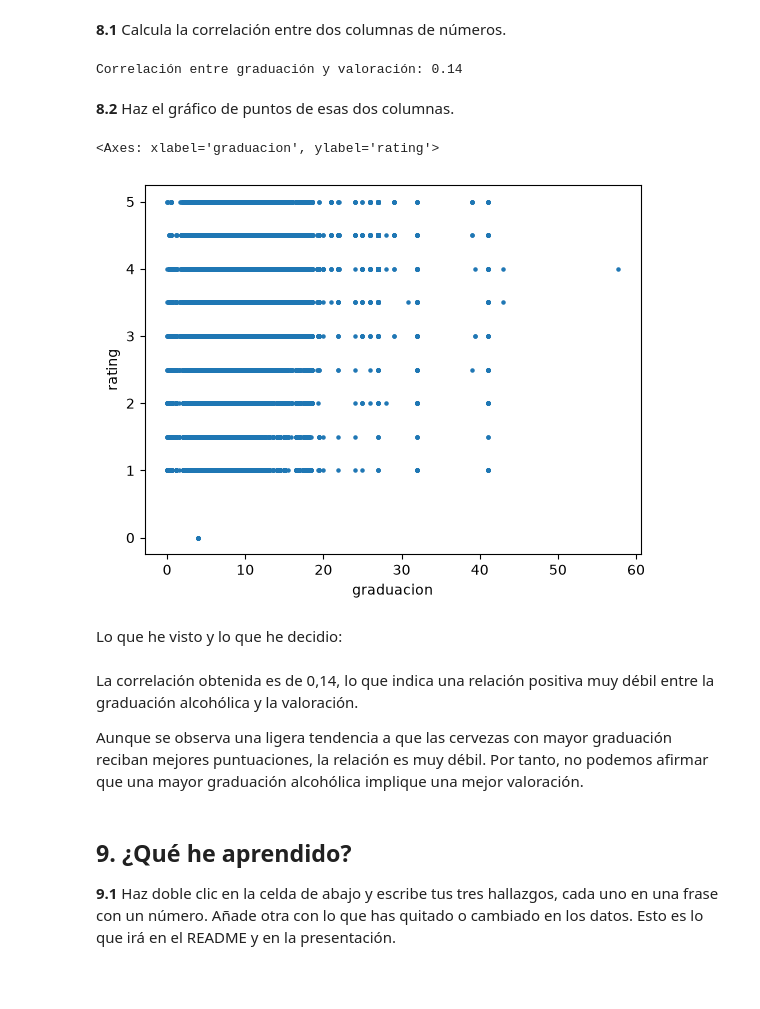
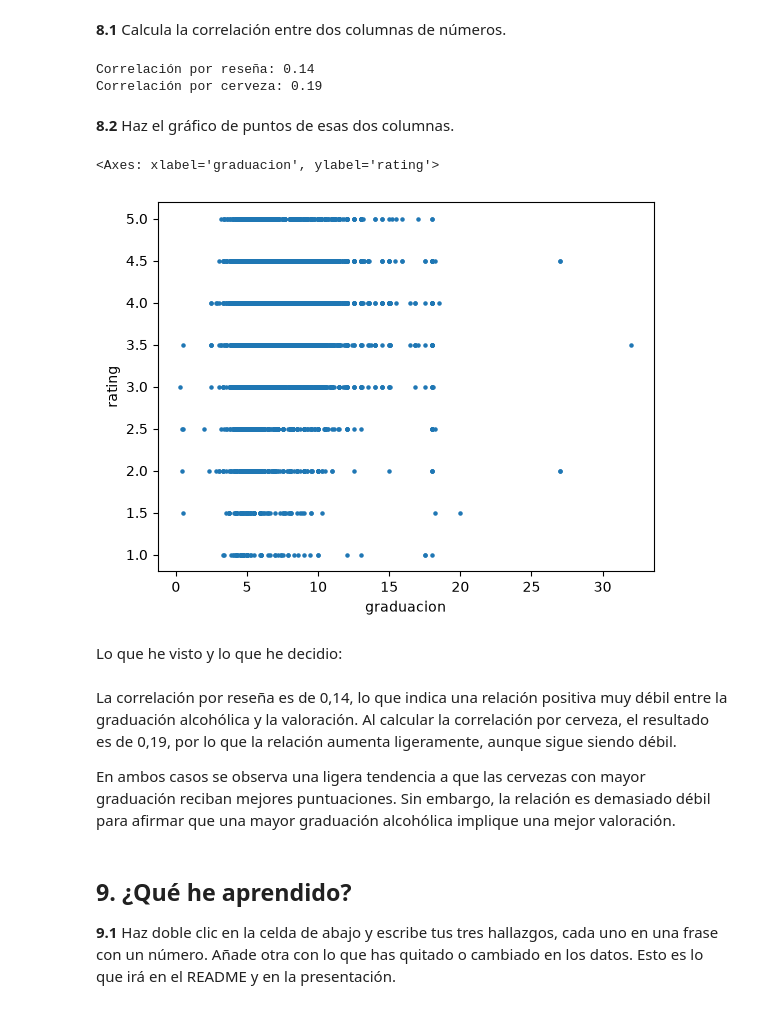
Before and after one commit to eripinor/proyecto_m1, a Jupyter notebook: eda.ipynb, the cells around one changed output. Drawn from its saved outputs; the diff is of its cells as text; code cells hidden in the pictures; blank space fills up the shorter version.

```diff
--- a/eda.ipynb
+++ b/eda.ipynb
@@ -152,9 +158,10 @@ dtype: float64
 **2.3** Decide qué haces con cada columna que tenga huecos: quitar la columna, quitar esas filas o rellenarlos. Hazlo.
 # %%
 # Eliminamos las filas que no tienen información sobre la graduación alcohólica, porque es una variable necesaria para el análisis.
-
+# Conservamos las 15 filas sin cervecería y las identificamos como "Desconocida".
 
 cervezas = cervezas.dropna(subset=["graduacion"])
+cervezas["cerveceria"] = cervezas["cerveceria"].fillna("Desconocida")
 cervezas.shape
 # %% [output]
 (1518829, 5)
@@ -514,26 +521,38 @@ Comprueba si dos columnas de números tienen relación, es decir, si existe algu
 # %% [markdown]
 **8.1** Calcula la correlación entre dos columnas de números.
 # %%
-# Calculamos la correlación entre la graduación alcohólica y la valoración general.
-print("Correlación entre graduación y valoración:", round(cervezas["graduacion"].corr(cervezas["rating"]), 2))
+# Calculamos la correlación entre la graduación alcohólica y la valoración general por reseña.
+correlacion_resenas = cervezas["graduacion"].corr(cervezas["rating"])
+print("Correlación por reseña:", round(correlacion_resenas, 2))
 
-# El resultado indica que existe una correlación positiva muy débil.
+# Calculamos la valoración media de cada cerveza.
+cervezas_medias = cervezas.groupby(
+    ["cerveceria", "cerveza", "estilo_cerveza", "graduacion"]
+)["rating"].mean().reset_index()
+
+# Calculamos la correlación por cerveza.
+correlacion_cervezas = cervezas_medias["graduacion"].corr(cervezas_medias["rating"])
+print("Correlación por cerveza:", round(correlacion_cervezas, 2))
 # %% [output]
-Correlación entre graduación y valoración: 0.14
+Correlación por reseña: 0.14
+Correlación por cerveza: 0.19
 # %% [markdown]
 **8.2** Haz el gráfico de puntos de esas dos columnas.
 # %%
 # Cada punto representa una reseña.
-cervezas.plot(kind="scatter", x="graduacion", y="rating", s=5)
+# Seleccionamos una muestra aleatoria de 10.000 reseñas para facilitar la lectura.
+muestra = cervezas.sample(n=10000, random_state=42)
+
+muestra.plot(kind="scatter", x="graduacion", y="rating", s=5)
 # %% [output]
 <Axes: xlabel='graduacion', ylabel='rating'>
-[figure, old version]
+[figure, new version]
 # %% [markdown]
 Lo que he visto y lo que he decidio:
 # %% [markdown]
-La correlación obtenida es de 0,14, lo que indica una relación positiva muy débil entre la graduación alcohólica y la valoración.
+La correlación por reseña es de 0,14, lo que indica una relación positiva muy débil entre la graduación alcohólica y la valoración. Al calcular la correlación por cerveza, el resultado es de 0,19, por lo que la relación aumenta ligeramente, aunque sigue siendo débil.
 
-Aunque se observa una ligera tendencia a que las cervezas con mayor graduación reciban mejores puntuaciones, la relación es muy débil. Por tanto, no podemos afirmar que una mayor graduación alcohólica implique una mejor valoración.
+En ambos casos se observa una ligera tendencia a que las cervezas con mayor graduación reciban mejores puntuaciones. Sin embargo, la relación es demasiado débil para afirmar que una mayor graduación alcohólica implique una mejor valoración.
 # %% [markdown]
 ## 9. ¿Qué he aprendido?
 
```
Also changed, not shown: parts of 6 cells of this notebook, 8 other files.
